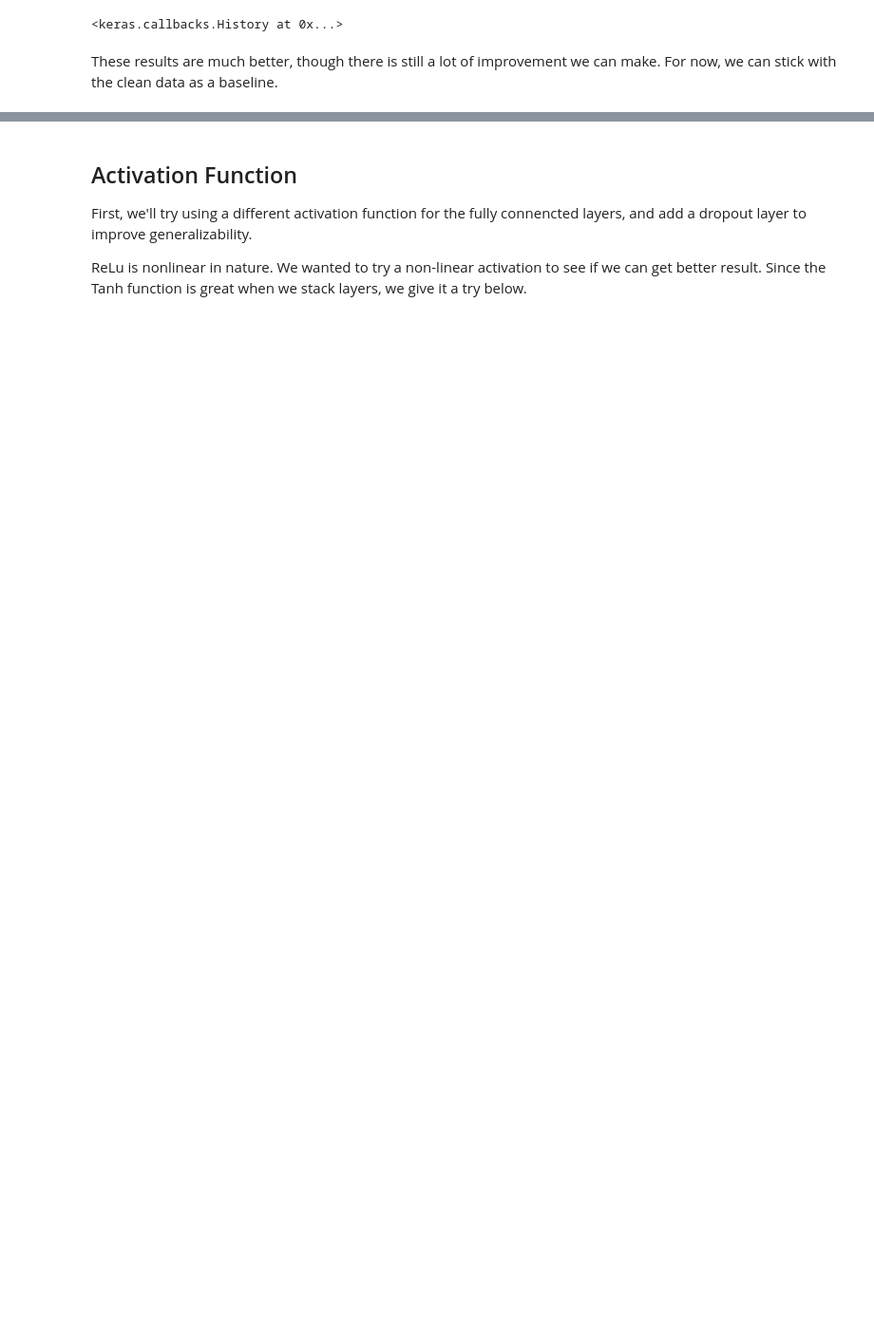
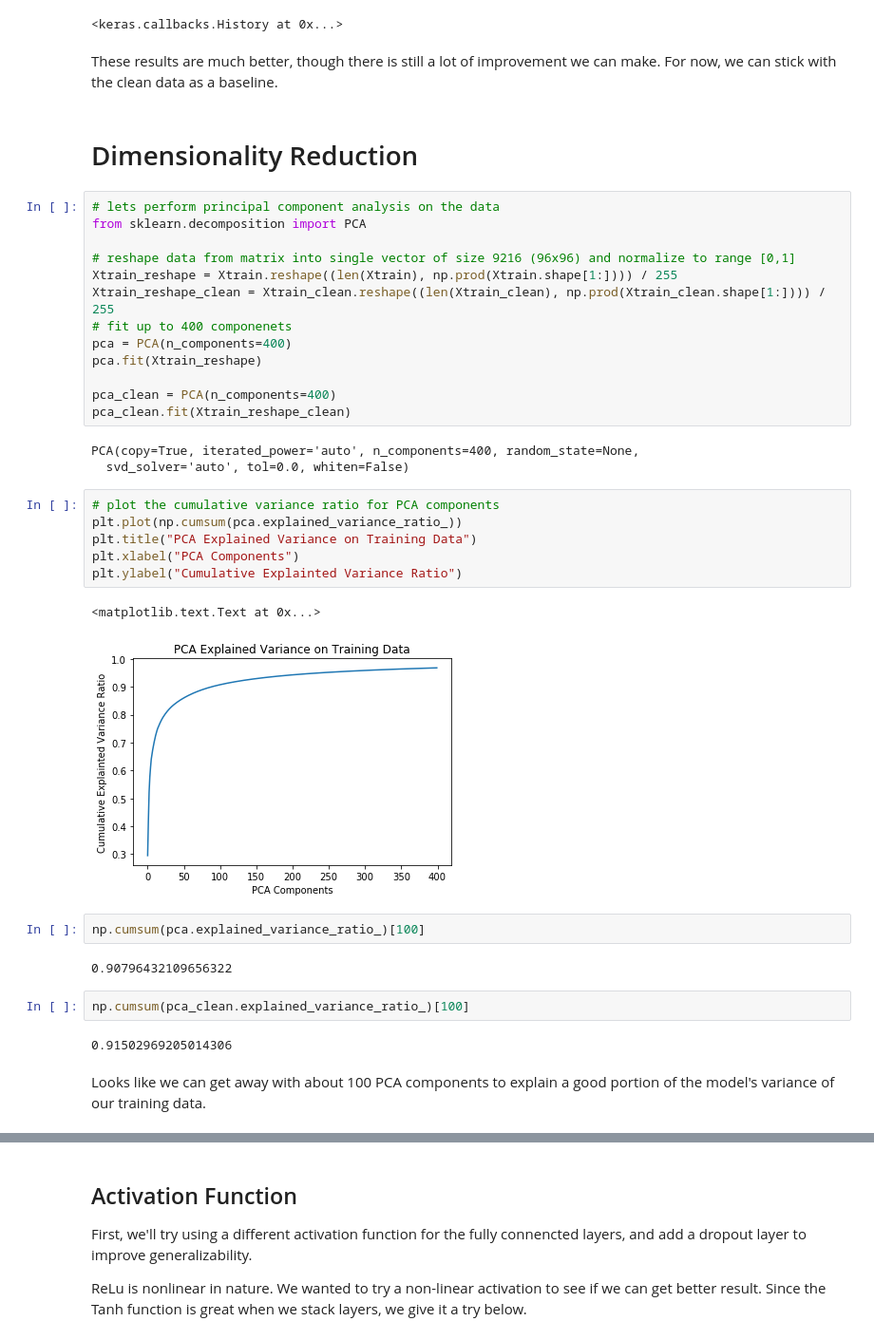
Before and after one commit to tucker-anderson/Facial-Keynotes, a Jupyter notebook: final/Facial_Keypoints_Detection_final.ipynb, the cells around one changed output, grey strips where cells are left out. Shown at 95% size. Cells and saved outputs as stored; diff of their text form; blank space fills up the shorter version.

```diff
--- a/final/Facial_Keypoints_Detection_final.ipynb
+++ b/final/Facial_Keypoints_Detection_final.ipynb
@@ -585,3 +583,40 @@ Epoch 20/20
 <keras.callbacks.History at 0x...>
 # %% [markdown]
 These results are much better, though there is still a lot of improvement we can make. For now, we can stick with the clean data as a baseline.
+# %% [markdown]
+# Dimensionality Reduction
+# %%
+# lets perform principal component analysis on the data
+from sklearn.decomposition import PCA
+
+# reshape data from matrix into single vector of size 9216 (96x96) and normalize to range [0,1]
+Xtrain_reshape = Xtrain.reshape((len(Xtrain), np.prod(Xtrain.shape[1:]))) / 255
+Xtrain_reshape_clean = Xtrain_clean.reshape((len(Xtrain_clean), np.prod(Xtrain_clean.shape[1:]))) / 255
+# fit up to 400 componenets
+pca = PCA(n_components=400)
+pca.fit(Xtrain_reshape)
+
+pca_clean = PCA(n_components=400)
+pca_clean.fit(Xtrain_reshape_clean)
+# %% [output]
+PCA(copy=True, iterated_power='auto', n_components=400, random_state=None,
+  svd_solver='auto', tol=0.0, whiten=False)
+# %%
+# plot the cumulative variance ratio for PCA components
+plt.plot(np.cumsum(pca.explained_variance_ratio_))
+plt.title("PCA Explained Variance on Training Data")
+plt.xlabel("PCA Components")
+plt.ylabel("Cumulative Explainted Variance Ratio")
+# %% [output]
+<matplotlib.text.Text at 0x...>
+[figure, added]
+# %%
+np.cumsum(pca.explained_variance_ratio_)[100]
+# %% [output]
+0.90796432109656322
+# %%
+np.cumsum(pca_clean.explained_variance_ratio_)[100]
+# %% [output]
+0.91502969205014306
+# %% [markdown]
+Looks like we can get away with about 100 PCA components to explain a good portion of the model's variance of our training data.
```
Also changed, not shown: parts of 79 cells of this notebook.
